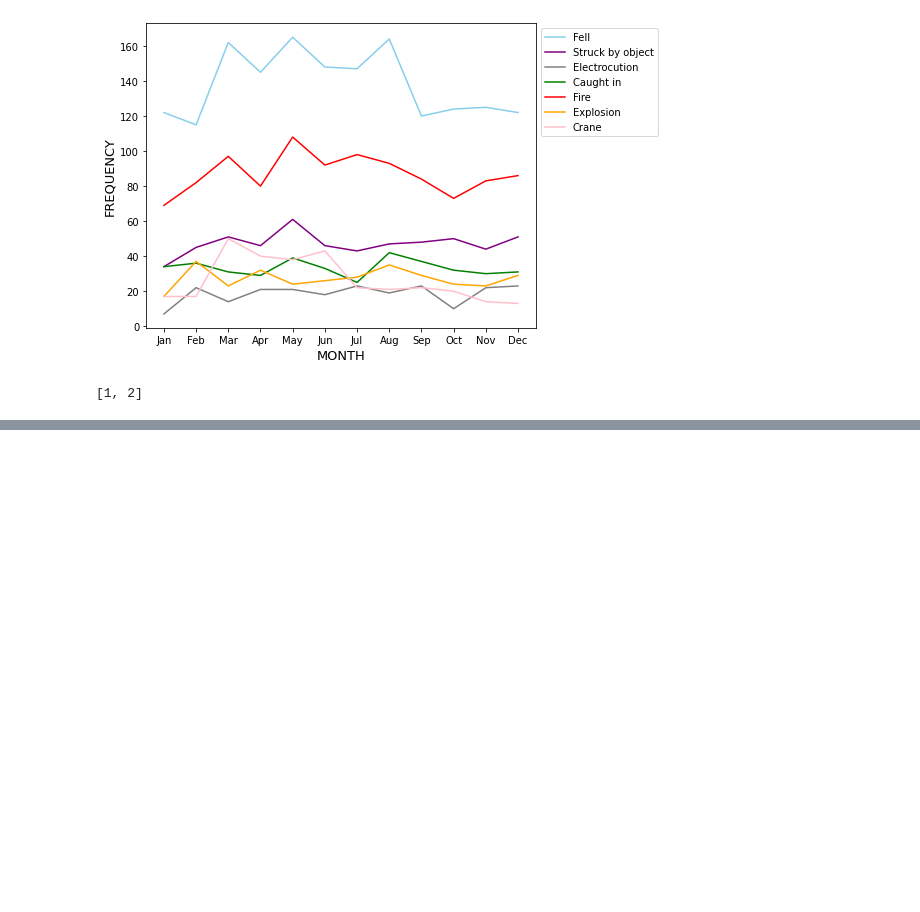
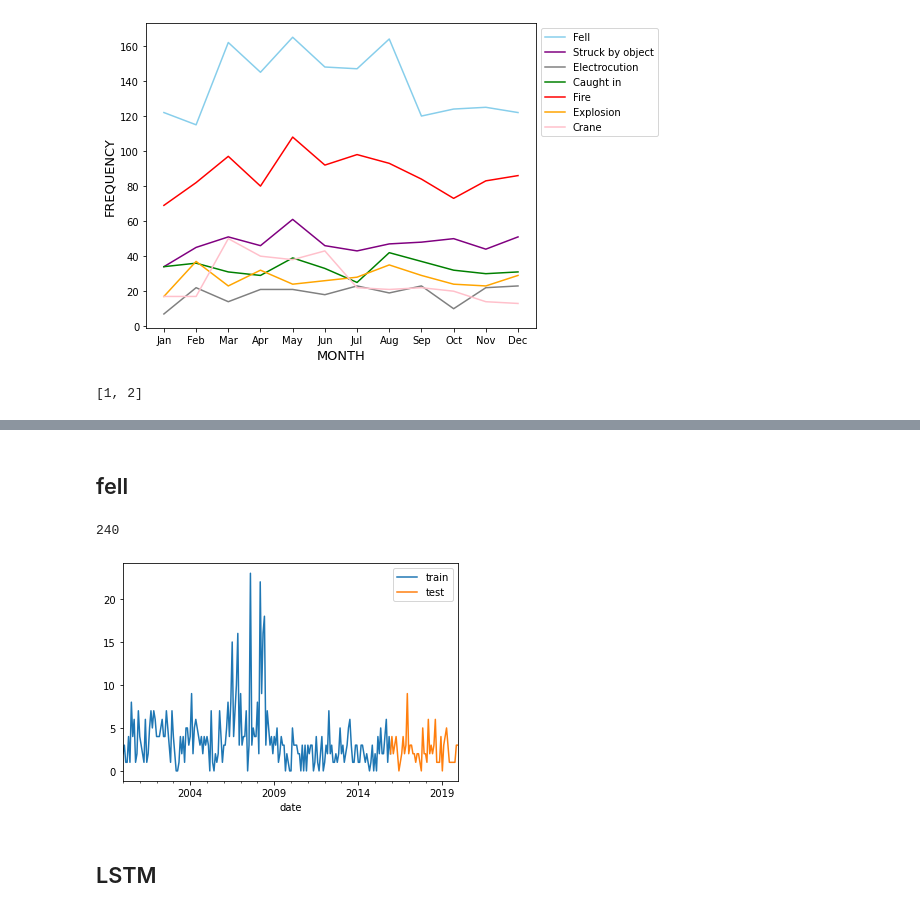
Before and after one commit to philz0918/Construction_analysis, a Jupyter notebook: webcrawling_prediction.ipynb, the cells around one changed output, grey strips where cells are left out. Drawn from its saved outputs; the diff is of its cells as text; code cells hidden in the pictures; blank space fills up the shorter version.

```diff
--- a/webcrawling_prediction.ipynb
+++ b/webcrawling_prediction.ipynb
@@ -1239,0 +1443,13 @@ a[:2]
+# %%
+def gen_ts_data(keyword) :
+    dist_yandk={}
+    total_list=[]
+    t_value=[]
+
+    for yr in range(2000, 2020) :
+        dist_yandk[yr] = get_dist_month_yandk(df_arrange,yr, keyword)
+        total_list.extend(list(dist_yandk[yr])[:-1])
+        t_value.extend(list(dist_yandk[yr].values())[:-1])
+
+    # dates,values
+    return total_list, t_value
@@ -1239,0 +1567,13 @@ a[:2]
+# %% [markdown]
+## fell
+# %%
+total_list, t_value = gen_ts_data('fell')
+fell_df = convert_df(date_list, t_value)
+fell_train, fell_test = plotting(fell_df)
+
+print(len(fell_df))
+# %% [output]
+240
+[figure, added]
+# %% [markdown]
+## LSTM
```
Also changed, not shown: parts of 57 cells of this notebook, 13 other files.
